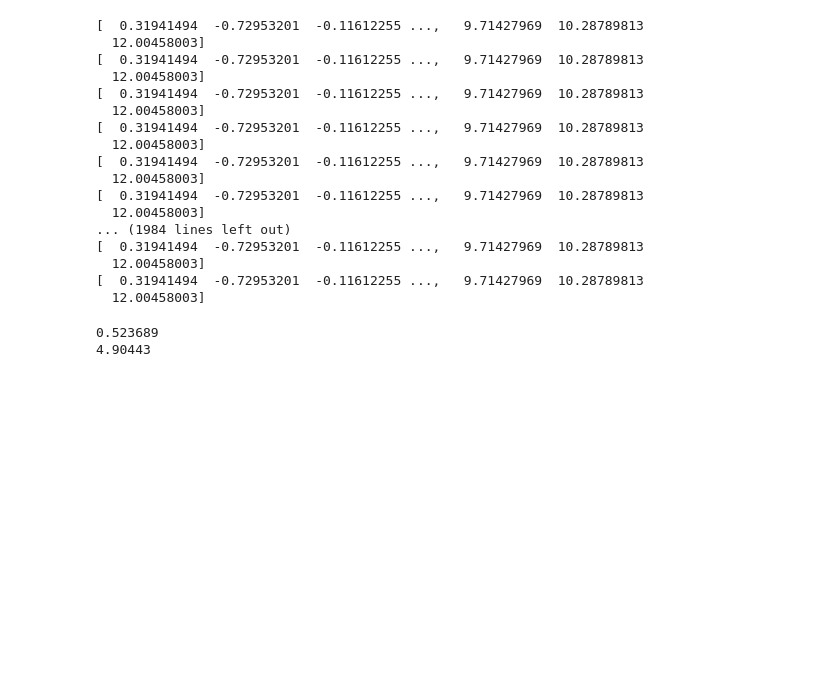
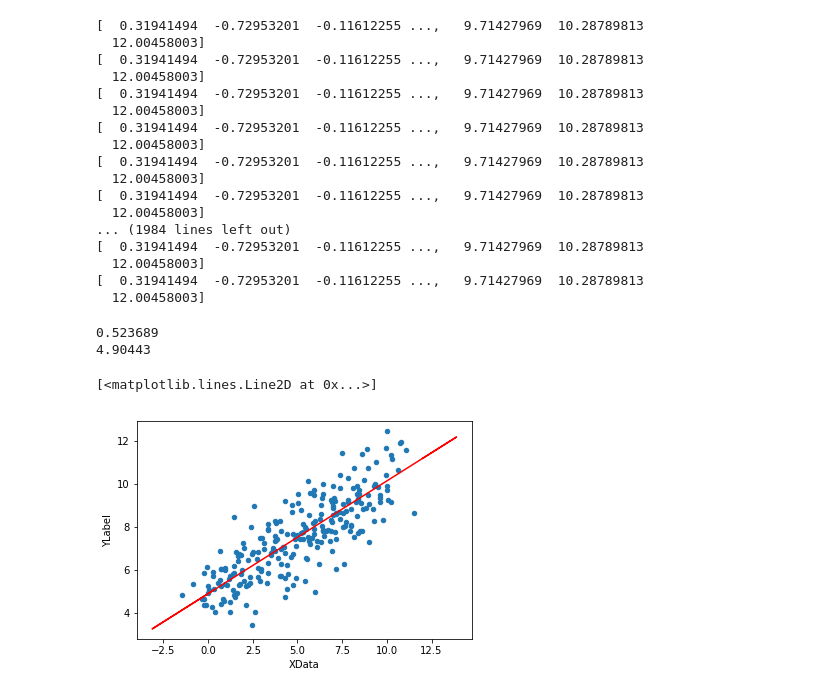
Before and after one commit to runionow/Tensorflow_python, a Jupyter notebook: NN_LR.ipynb, the cells around one changed output. Cells and saved outputs as stored; diff of their text form; code cells hidden in the pictures; blank space fills up the shorter version.

```diff
--- a/NN_LR.ipynb
+++ b/NN_LR.ipynb
@@ -111,0 +110,8 @@ np.linspace()
+# %%
+y_hat = x_data*model_m + model_b
+# %%
+data.sample(n=250).plot(kind= 'scatter' ,x = "XData",y = "YLabel")
+plt.plot(x_data,y_hat,'r')
+# %% [output]
+[<matplotlib.lines.Line2D at 0x...>]
+[figure, added]
```
Also changed, not shown: parts of 1 cell of this notebook.
